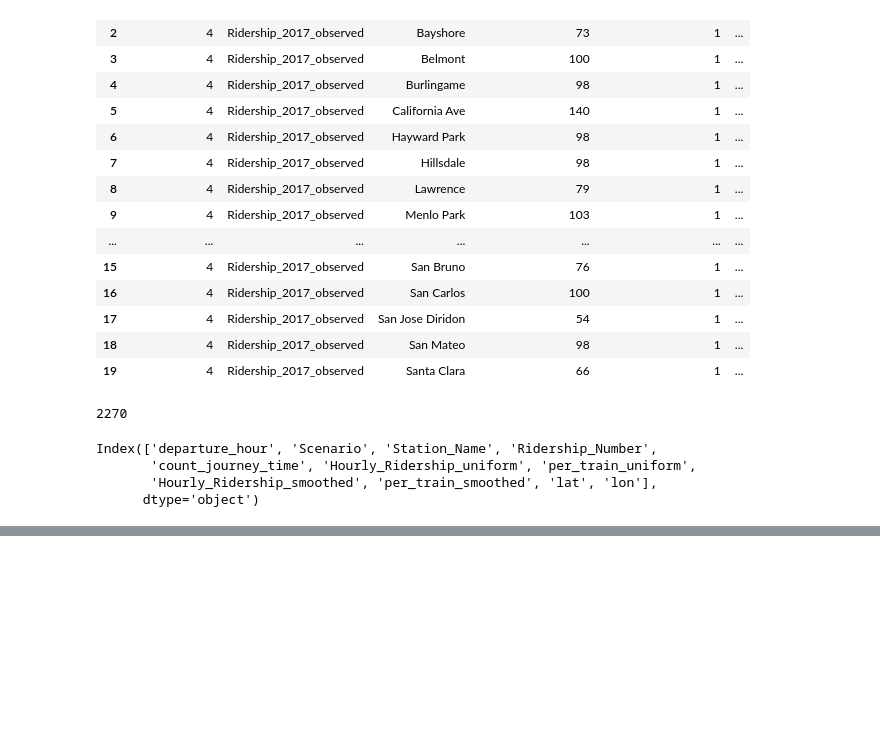
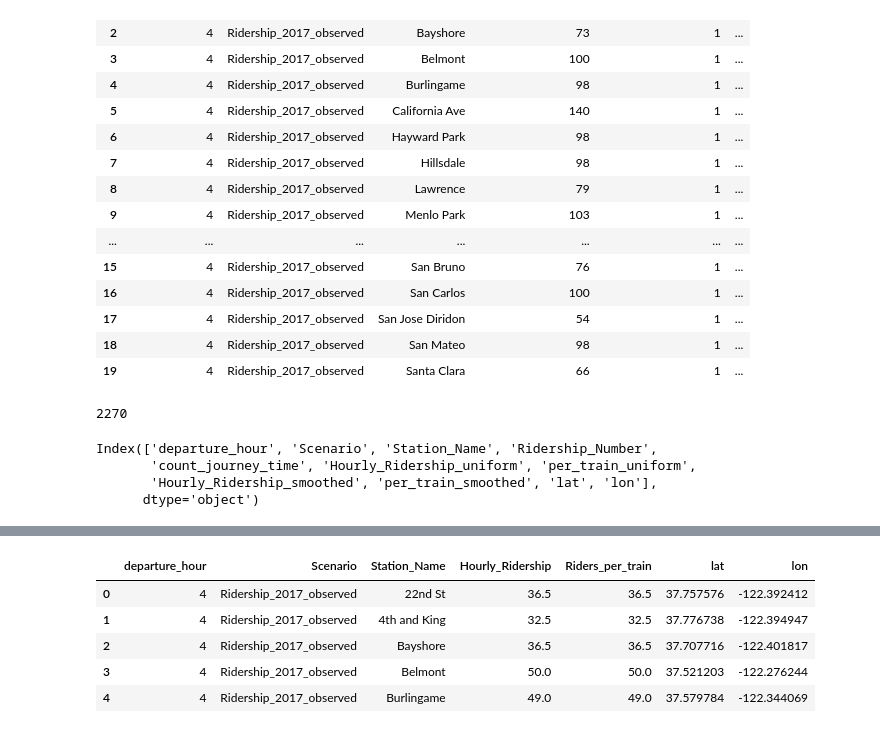
Before and after one commit to sfbrigade/calviz, a Jupyter notebook: notebooks/Ridership_add_locs_and_transform.ipynb, the cells around one changed output, grey strips where cells are left out. Drawn from its saved outputs; the diff is of its cells as text; code cells hidden in the pictures; blank space fills up the shorter version.

```diff
--- a/notebooks/Ridership_add_locs_and_transform.ipynb
+++ b/notebooks/Ridership_add_locs_and_transform.ipynb
@@ -316,0 +326,9 @@ nb_hourly_clean.to_csv("../data/Ridership/nb_ridership_byhour_bystation_clean.cs
+# %%
+nb_hourly_clean.head()
+# %% [output]
+|  | departure_hour | Scenario | Station_Name | Hourly_Ridership | Riders_per_train | lat | lon |
+| 0 | 4 | Ridership_2017_observed | 22nd St | 36.5 | 36.5 | 37.757576 | -122.392412 |
+| 1 | 4 | Ridership_2017_observed | 4th and King | 32.5 | 32.5 | 37.776738 | -122.394947 |
+| 2 | 4 | Ridership_2017_observed | Bayshore | 36.5 | 36.5 | 37.707716 | -122.401817 |
+| 3 | 4 | Ridership_2017_observed | Belmont | 50.0 | 50.0 | 37.521203 | -122.276244 |
+| 4 | 4 | Ridership_2017_observed | Burlingame | 49.0 | 49.0 | 37.579784 | -122.344069 |
```
Also changed, not shown: parts of 2 cells of this notebook, 2 other files.
